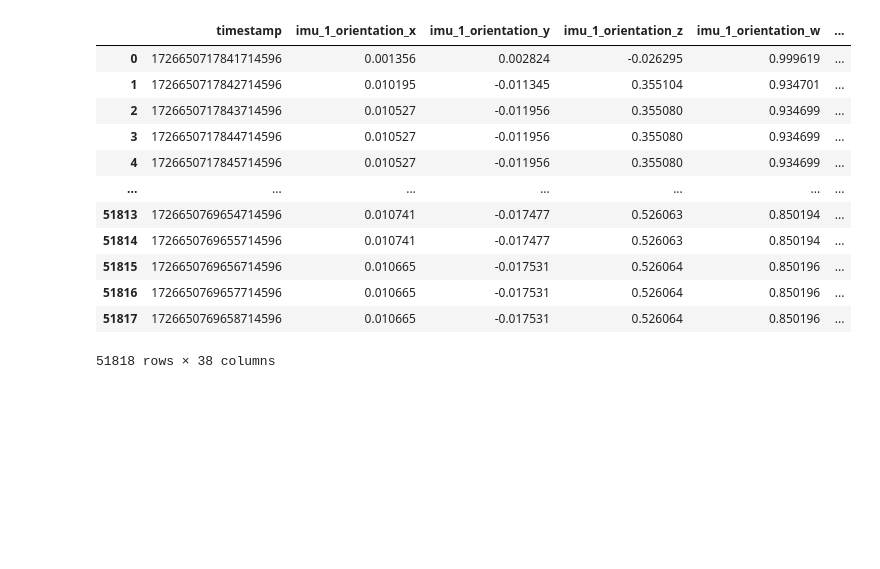
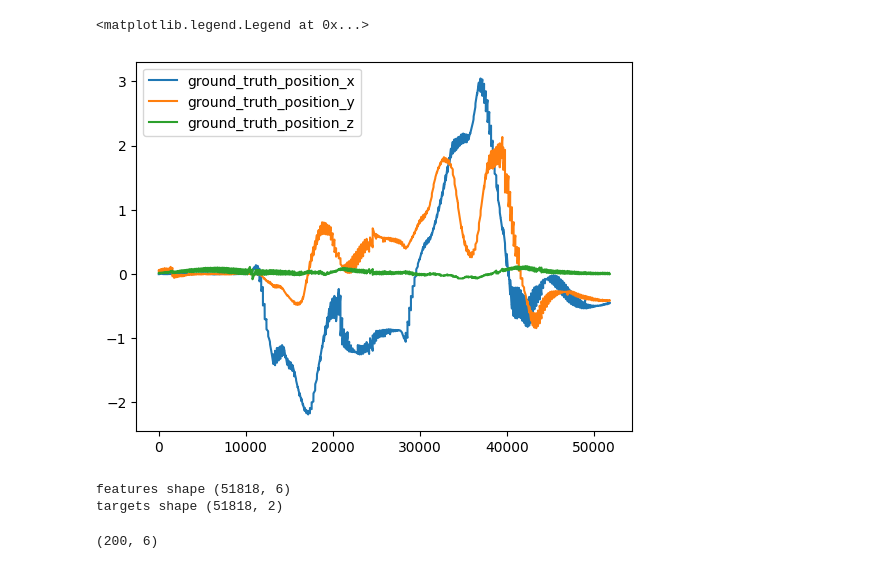
Before and after one commit to vollbert/IMUNet, a Jupyter notebook: RONIN_torch/test_imunet.ipynb, the cells around one changed output. Saved outputs shown, nothing was run; the diff lists cells and outputs as text; code cells hidden in the pictures; blank space fills up the shorter version.

```diff
--- a/RONIN_torch/test_imunet.ipynb
+++ b/RONIN_torch/test_imunet.ipynb
@@ -9,24 +14,20 @@ import seaborn as sns
 datasets_path = '/home/fabian/Documents/Arbeit/olive/IMUNet/Datasets/'
 file_path = datasets_path + 'olive/lio_interpolated.csv'
 dataframe = pd.read_csv(file_path)
-# %%
-test_dataframe = dataframe[['imu_1_angular_velocity_x', 'imu_1_angular_velocity_y', 'imu_1_angular_velocity_z', 'imu_1_linear_acceleration_x', 'imu_1_linear_acceleration_y', 'imu_1_linear_acceleration_z', 'position_x', 'position_y', 'position_z']]
-test_dataframe
-dataframe
-# %% [output]
-|  | timestamp | imu_1_orientation_x | imu_1_orientation_y | imu_1_orientation_z | imu_1_orientation_w | ... |
-| 0 | 1726650717841714596 | 0.001356 | 0.002824 | -0.026295 | 0.999619 | ... |
-| 1 | 1726650717842714596 | 0.010195 | -0.011345 | 0.355104 | 0.934701 | ... |
-| 2 | 1726650717843714596 | 0.010527 | -0.011956 | 0.355080 | 0.934699 | ... |
-| 3 | 1726650717844714596 | 0.010527 | -0.011956 | 0.355080 | 0.934699 | ... |
-| 4 | 1726650717845714596 | 0.010527 | -0.011956 | 0.355080 | 0.934699 | ... |
-| ... | ... | ... | ... | ... | ... | ... |
-| 51813 | 1726650769654714596 | 0.010741 | -0.017477 | 0.526063 | 0.850194 | ... |
-| 51814 | 1726650769655714596 | 0.010741 | -0.017477 | 0.526063 | 0.850194 | ... |
-| 51815 | 1726650769656714596 | 0.010665 | -0.017531 | 0.526064 | 0.850196 | ... |
-| 51816 | 1726650769657714596 | 0.010665 | -0.017531 | 0.526064 | 0.850196 | ... |
-| 51817 | 1726650769658714596 | 0.010665 | -0.017531 | 0.526064 | 0.850196 | ... |
-51818 rows × 38 columns
+# %%
+test_dataframe = dataframe[['imu_1_angular_velocity_x', 'imu_1_angular_velocity_y', 'imu_1_angular_velocity_z', 'imu_1_linear_acceleration_x', 'imu_1_linear_acceleration_y', 'imu_1_linear_acceleration_z', 'position_x', 'position_y', 'position_z']]
+test_dataframe
+# dataframe
+test_x = test_dataframe["position_x"]
+test_y = test_dataframe["position_y"]
+test_z = test_dataframe["position_z"]
+plt.plot(np.arange(0, len(test_x)), test_x, label="ground_truth_position_x")
+plt.plot(np.arange(0, len(test_y)), test_y, label="ground_truth_position_y")
+plt.plot(np.arange(0, len(test_z)), test_z, label="ground_truth_position_z")
+plt.legend()
+# %% [output]
+<matplotlib.legend.Legend at 0x...>
+[figure, added]
 # %%
 import os
 import pandas as pd
@@ -99,2 +101,9 @@ training_data = dataset
+# %%
+dataset = CustomIMUDataset(csv_file=file_path)
+dataset.__getitem__(0)[0].shape
+# %% [output]
+features shape (51818, 6)
+targets shape (51818, 2)
+(200, 6)
 # %%
 # def train(batchsize=32, lr= 0.001):
```
Also changed, not shown: parts of 13 cells of this notebook, 1 other file.
